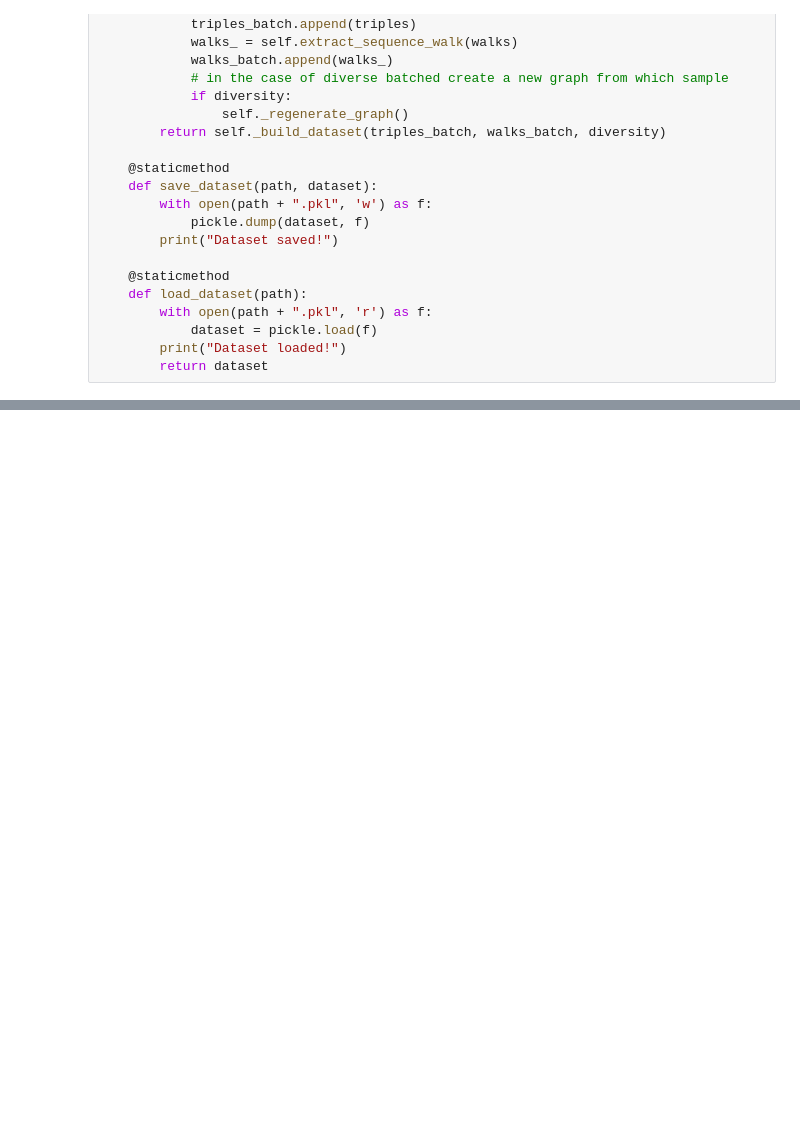
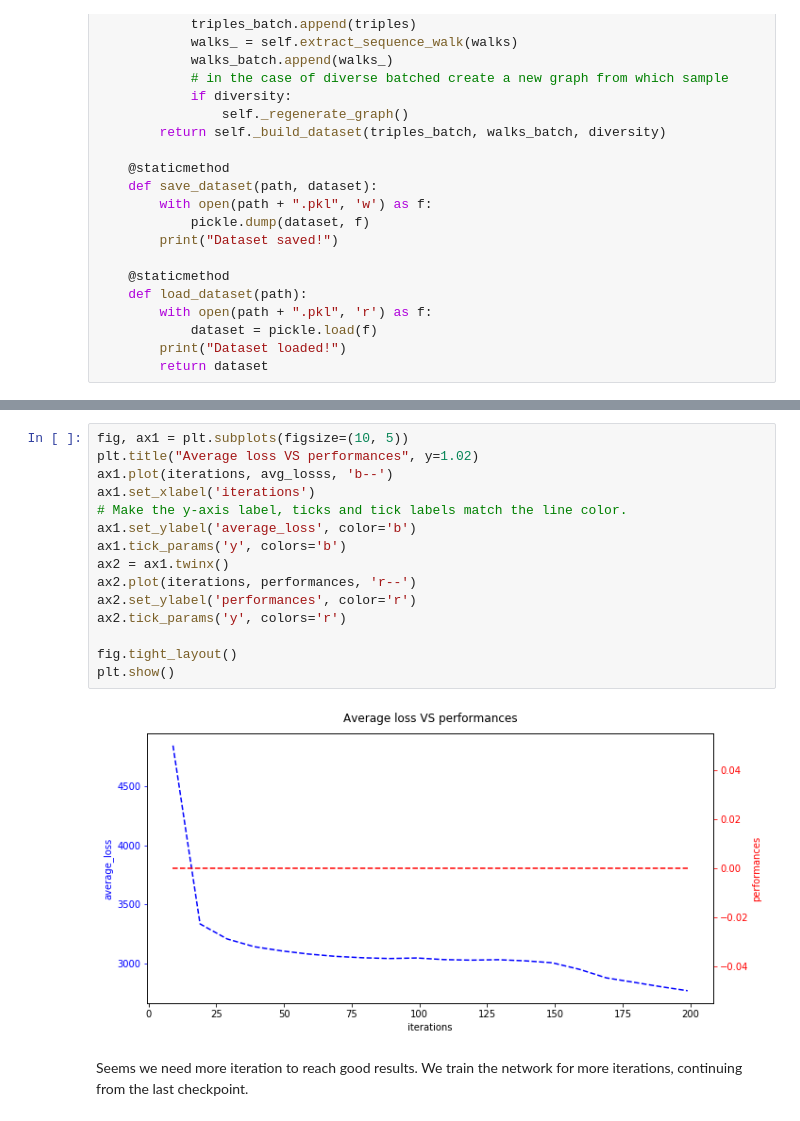
Before and after one commit to MrAngius/DNC-SemesterProject, a Jupyter notebook: Semester Project.ipynb, the cells around one changed output, grey strips where cells are left out. Saved outputs shown, nothing was run; the diff lists cells and outputs as text; blank space fills up the shorter version.

```diff
--- a/Semester Project.ipynb
+++ b/Semester Project.ipynb
@@ -2196,0 +2219,19 @@ TypeError: gen_graph() got an unexpected keyword argument 'inference'
+# %%
+fig, ax1 = plt.subplots(figsize=(10, 5))
+plt.title("Average loss VS performances", y=1.02)
+ax1.plot(iterations, avg_losss, 'b--')
+ax1.set_xlabel('iterations')
+# Make the y-axis label, ticks and tick labels match the line color.
+ax1.set_ylabel('average_loss', color='b')
+ax1.tick_params('y', colors='b')
+ax2 = ax1.twinx()
+ax2.plot(iterations, performances, 'r--')
+ax2.set_ylabel('performances', color='r')
+ax2.tick_params('y', colors='r')
+
+fig.tight_layout()
+plt.show()
+# %% [output]
+[figure, added]
+# %% [markdown]
+Seems we need more iteration to reach good results. We train the network for more iterations, continuing from the last checkpoint.
```
Also changed, not shown: parts of 13 cells of this notebook.
